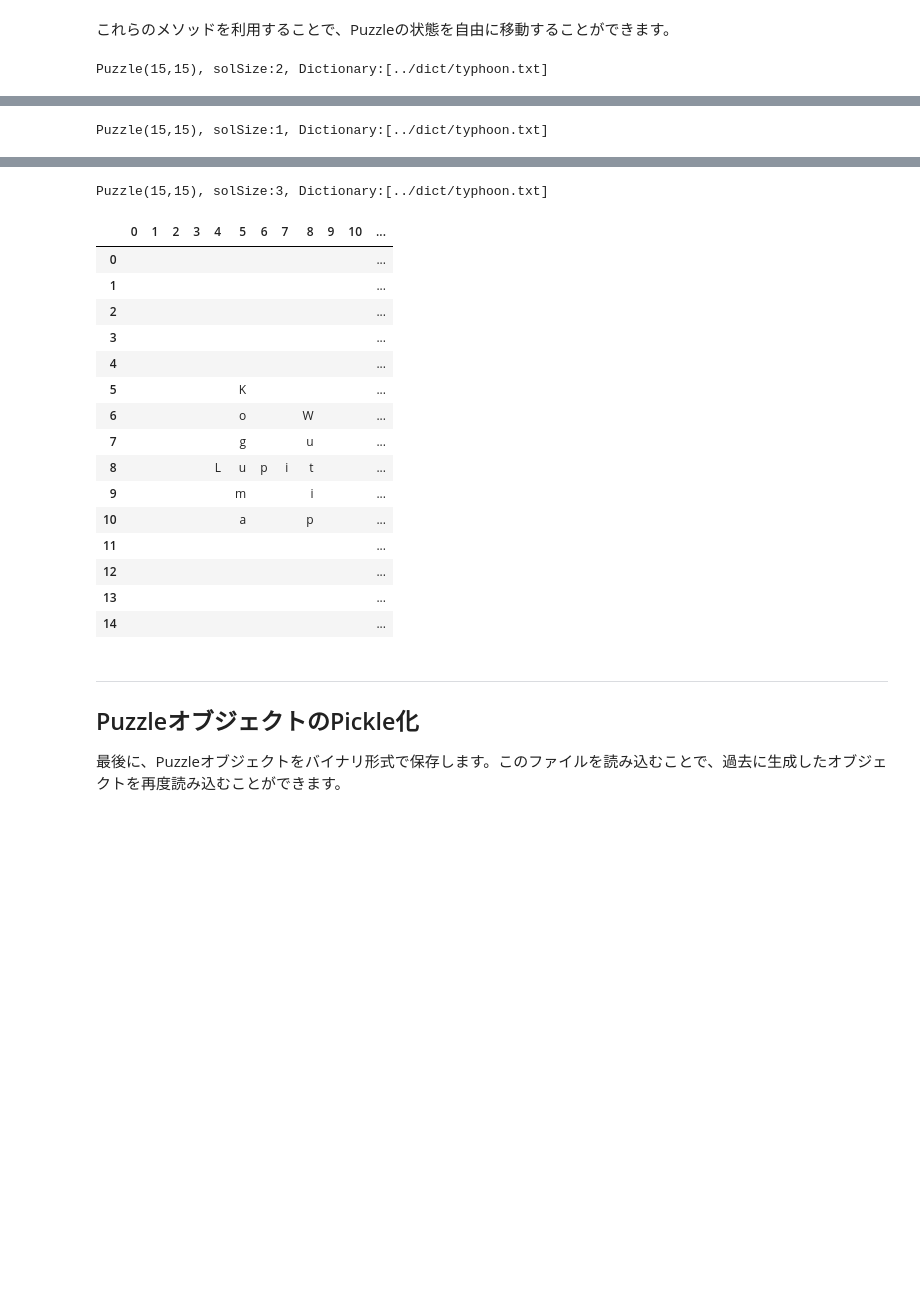
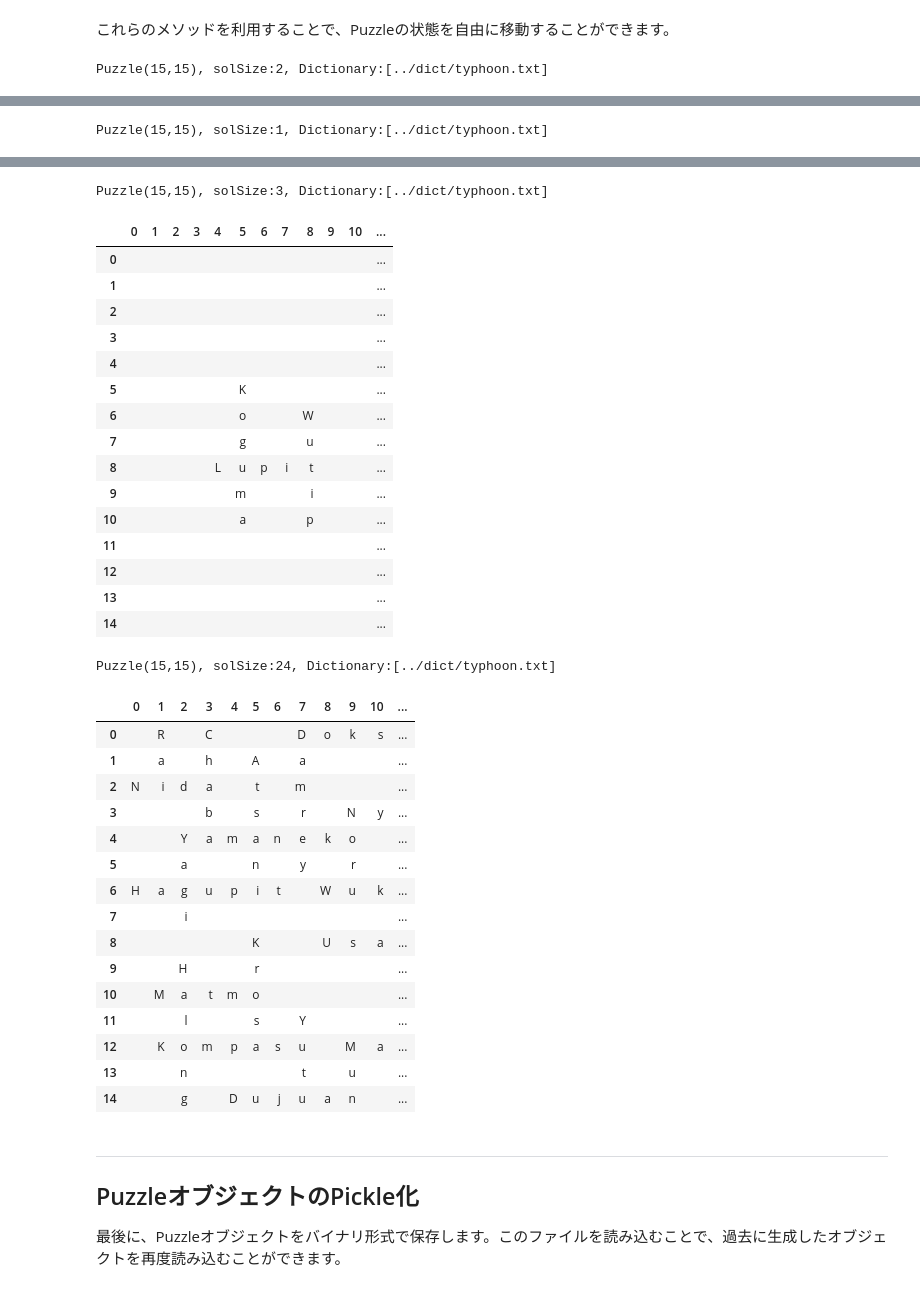
Before and after one commit to sushi-kimura/Crossword-LocalSearch, a Jupyter notebook: jupyter/CrosswordLocalSearch.ipynb, the cells around one changed output, grey strips where cells are left out. Cells and saved outputs as stored; diff of their text form; code cells hidden in the pictures; blank space fills up the shorter version.

```diff
--- a/jupyter/CrosswordLocalSearch.ipynb
+++ b/jupyter/CrosswordLocalSearch.ipynb
@@ -1440,8 +1446,8 @@ tmp_puzzle = tmp_puzzle.getPrev(1)
 tmp_puzzle.show()
 tmp_puzzle = tmp_puzzle.getNext(2)
 tmp_puzzle.show()
-#tmp_puzzle = tmp_puzzle.getLatest()
-#tmp_puzzle.show()
+tmp_puzzle = tmp_puzzle.getLatest()
+tmp_puzzle.show()
 # %% [output]
 Puzzle(15,15), solSize:2, Dictionary:[../dict/typhoon.txt]
 |  | 0 | 1 | 2 | 3 | 4 | 5 | 6 | 7 | 8 | 9 | 10 | ... |
@@ -1467,33 +1473,50 @@ Puzzle(15,15), solSize:1, Dictionary:[../dict/typhoon.txt]
 | 2 |  |  |  |  |  |  |  |  |  |  |  | ... |
 | 3 |  |  |  |  |  |  |  |  |  |  |  | ... |
 | 4 |  |  |  |  |  |  |  |  |  |  |  | ... |
 | 5 |  |  |  |  |  |  |  |  |  |  |  | ... |
 | 6 |  |  |  |  |  |  |  |  | W |  |  | ... |
 | 7 |  |  |  |  |  |  |  |  | u |  |  | ... |
 | 8 |  |  |  |  |  |  |  |  | t |  |  | ... |
 | 9 |  |  |  |  |  |  |  |  | i |  |  | ... |
 | 10 |  |  |  |  |  |  |  |  | p |  |  | ... |
 | 11 |  |  |  |  |  |  |  |  |  |  |  | ... |
 | 12 |  |  |  |  |  |  |  |  |  |  |  | ... |
 | 13 |  |  |  |  |  |  |  |  |  |  |  | ... |
 | 14 |  |  |  |  |  |  |  |  |  |  |  | ... |
 Puzzle(15,15), solSize:3, Dictionary:[../dict/typhoon.txt]
 |  | 0 | 1 | 2 | 3 | 4 | 5 | 6 | 7 | 8 | 9 | 10 | ... |
 | 0 |  |  |  |  |  |  |  |  |  |  |  | ... |
 | 1 |  |  |  |  |  |  |  |  |  |  |  | ... |
 | 2 |  |  |  |  |  |  |  |  |  |  |  | ... |
 | 3 |  |  |  |  |  |  |  |  |  |  |  | ... |
 | 4 |  |  |  |  |  |  |  |  |  |  |  | ... |
 | 5 |  |  |  |  |  | K |  |  |  |  |  | ... |
 | 6 |  |  |  |  |  | o |  |  | W |  |  | ... |
 | 7 |  |  |  |  |  | g |  |  | u |  |  | ... |
 | 8 |  |  |  |  | L | u | p | i | t |  |  | ... |
 | 9 |  |  |  |  |  | m |  |  | i |  |  | ... |
 | 10 |  |  |  |  |  | a |  |  | p |  |  | ... |
 | 11 |  |  |  |  |  |  |  |  |  |  |  | ... |
 | 12 |  |  |  |  |  |  |  |  |  |  |  | ... |
 | 13 |  |  |  |  |  |  |  |  |  |  |  | ... |
 | 14 |  |  |  |  |  |  |  |  |  |  |  | ... |
+Puzzle(15,15), solSize:24, Dictionary:[../dict/typhoon.txt]
+|  | 0 | 1 | 2 | 3 | 4 | 5 | 6 | 7 | 8 | 9 | 10 | ... |
+| 0 |  | R |  | C |  |  |  | D | o | k | s | ... |
+| 1 |  | a |  | h |  | A |  | a |  |  |  | ... |
+| 2 | N | i | d | a |  | t |  | m |  |  |  | ... |
+| 3 |  |  |  | b |  | s |  | r |  | N | y | ... |
+| 4 |  |  | Y | a | m | a | n | e | k | o |  | ... |
+| 5 |  |  | a |  |  | n |  | y |  | r |  | ... |
+| 6 | H | a | g | u | p | i | t |  | W | u | k | ... |
+| 7 |  |  | i |  |  |  |  |  |  |  |  | ... |
+| 8 |  |  |  |  |  | K |  |  | U | s | a | ... |
+| 9 |  |  | H |  |  | r |  |  |  |  |  | ... |
+| 10 |  | M | a | t | m | o |  |  |  |  |  | ... |
+| 11 |  |  | l |  |  | s |  | Y |  |  |  | ... |
+| 12 |  | K | o | m | p | a | s | u |  | M | a | ... |
+| 13 |  |  | n |  |  |  |  | t |  | u |  | ... |
+| 14 |  |  | g |  | D | u | j | u | a | n |  | ... |
 # %% [markdown]
 ---
 ## PuzzleオブジェクトのPickle化
```
Also changed, not shown: parts of 8 cells of this notebook, 1 other file.
